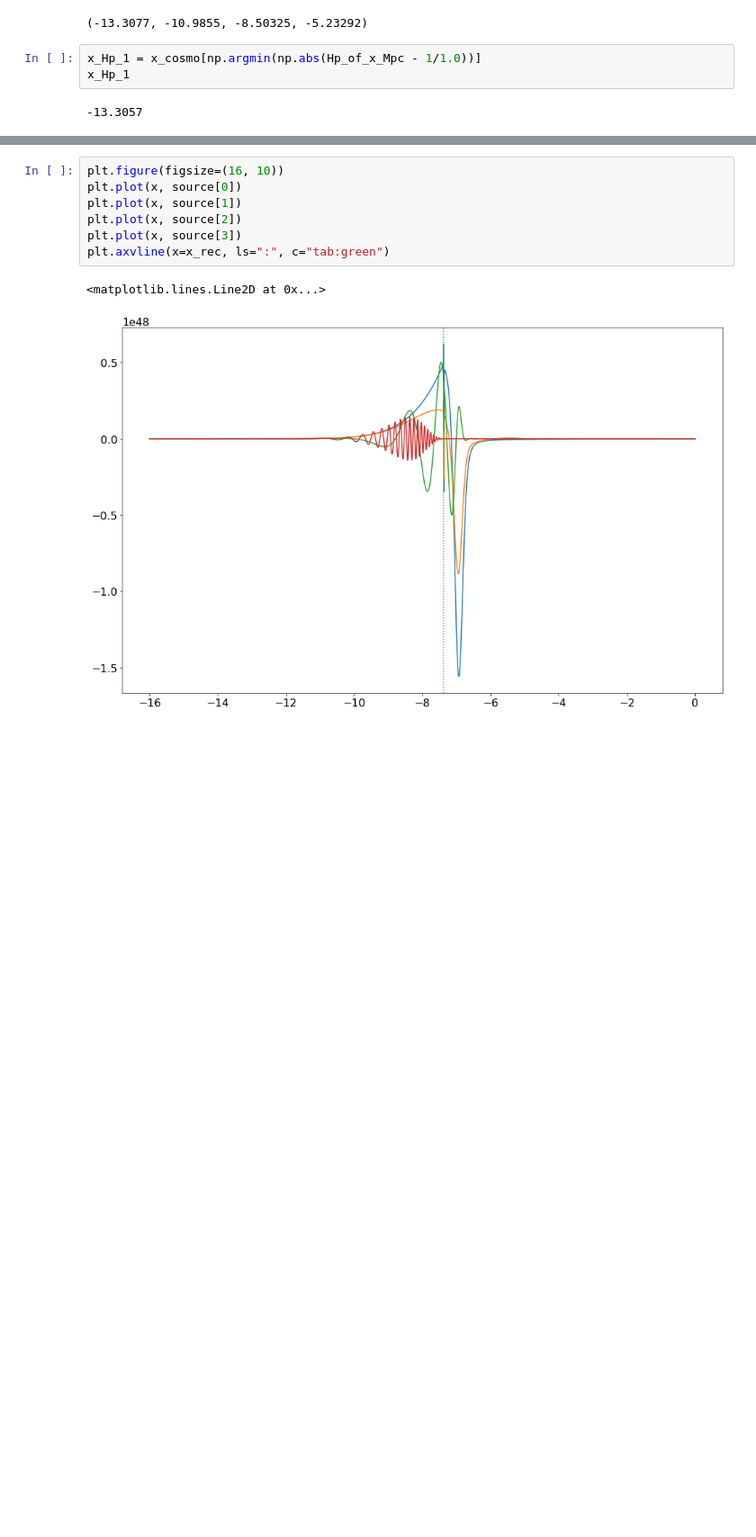
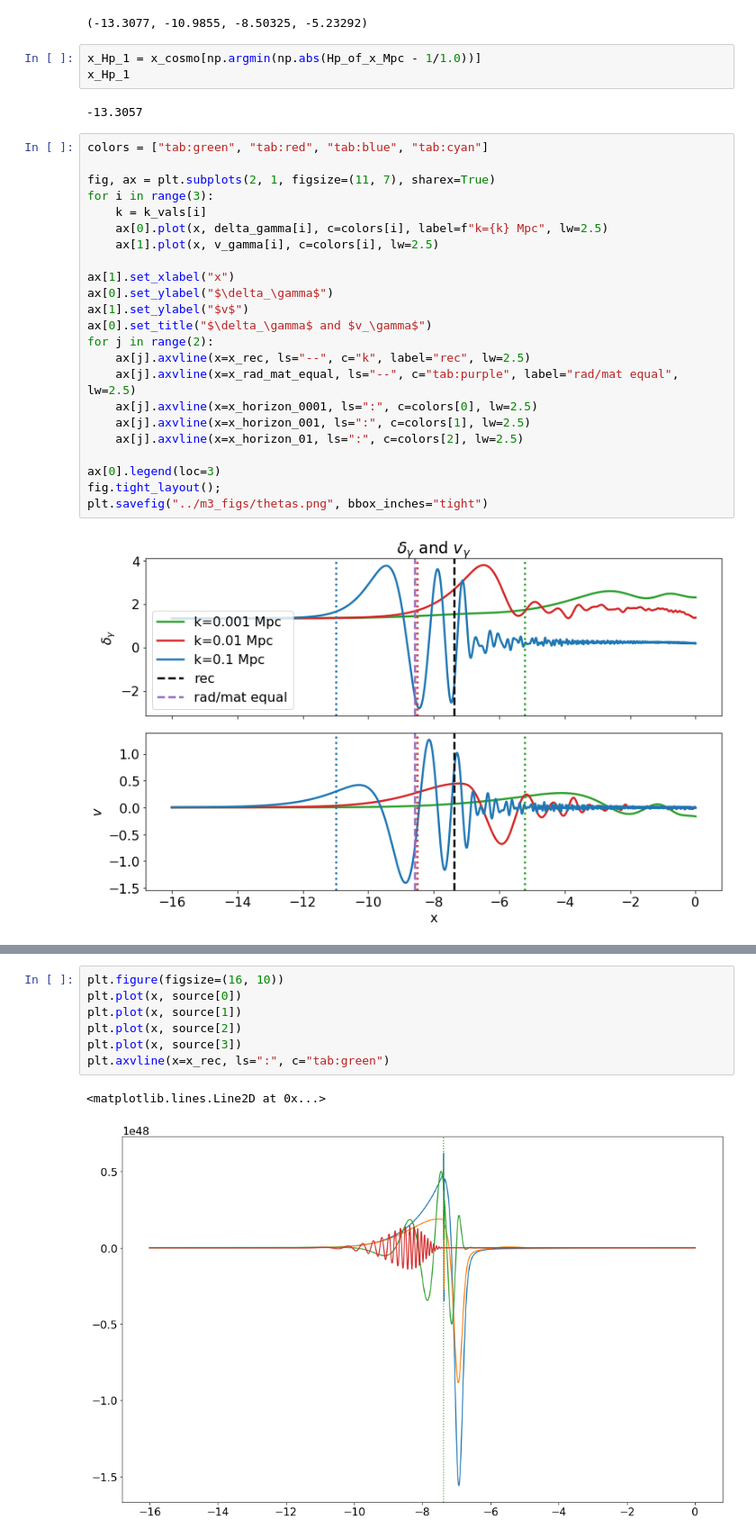
Before and after one commit to asdfbat/AST5220, a Jupyter notebook: Project/Python/m3_plotting.ipynb, the cells around one changed output, grey strips where cells are left out. Shown: that part at 90% size. Drawn from its saved outputs; the diff is of its cells as text; blank space fills up the shorter version.

```diff
--- a/Project/Python/m3_plotting.ipynb
+++ b/Project/Python/m3_plotting.ipynb
@@ -77,5 +83,30 @@ x_Hp_1 = x_cosmo[np.argmin(np.abs(Hp_of_x_Mpc - 1/1.0))]
 x_Hp_1
 # %% [output]
 -13.3057
+# %%
+colors = ["tab:green", "tab:red", "tab:blue", "tab:cyan"]
+
+fig, ax = plt.subplots(2, 1, figsize=(11, 7), sharex=True)
+for i in range(3):
+    k = k_vals[i]
+    ax[0].plot(x, delta_gamma[i], c=colors[i], label=f"k={k} Mpc", lw=2.5)
+    ax[1].plot(x, v_gamma[i], c=colors[i], lw=2.5)
+
+ax[1].set_xlabel("x")
+ax[0].set_ylabel("$\delta_\gamma$")
+ax[1].set_ylabel("$v$")
+ax[0].set_title("$\delta_\gamma$ and $v_\gamma$")
+for j in range(2):
+    ax[j].axvline(x=x_rec, ls="--", c="k", label="rec", lw=2.5)
+    ax[j].axvline(x=x_rad_mat_equal, ls="--", c="tab:purple", label="rad/mat equal", lw=2.5)
+    ax[j].axvline(x=x_horizon_0001, ls=":", c=colors[0], lw=2.5)
+    ax[j].axvline(x=x_horizon_001, ls=":", c=colors[1], lw=2.5)
+    ax[j].axvline(x=x_horizon_01, ls=":", c=colors[2], lw=2.5)
+
+ax[0].legend(loc=3)
+fig.tight_layout();
+plt.savefig("../m3_figs/thetas.png", bbox_inches="tight")
+# %% [output]
+[figure, added]
 # %%
 plt.rcParams.update({'font.size':16})
```
Also changed, not shown: parts of 10 cells of this notebook, 10 other files.
